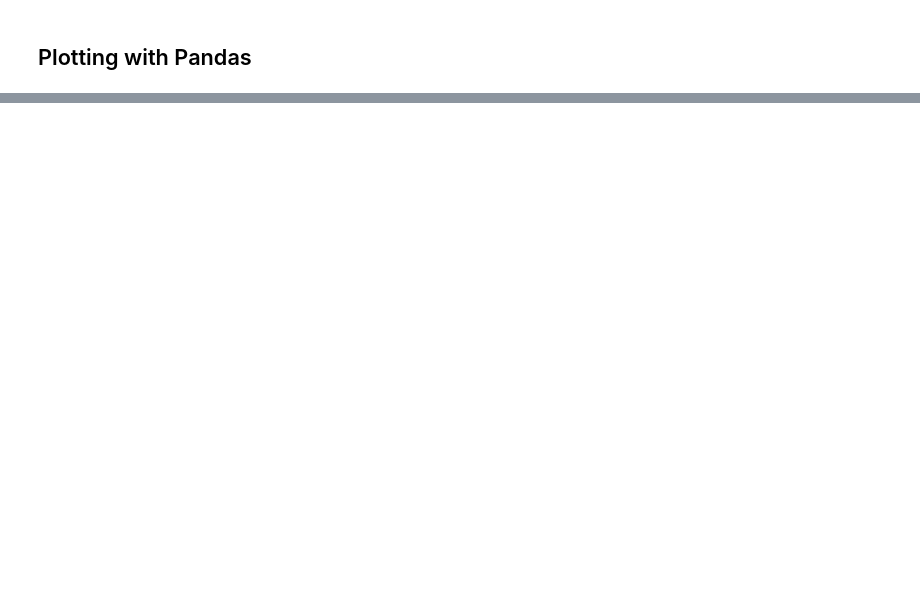
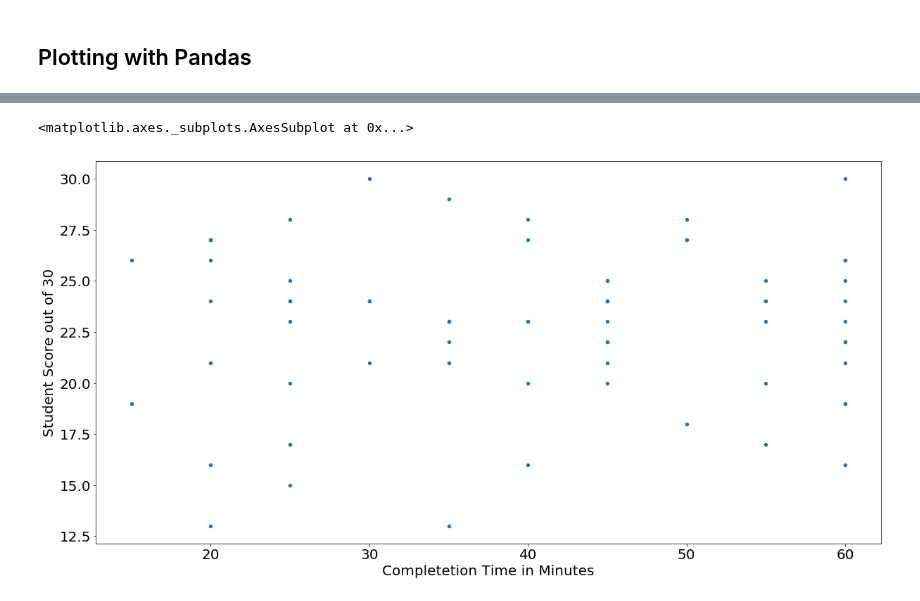
Before and after one commit to IST256-classroom/fall2018-learn-python-mafudge, a Jupyter notebook: content/lessons/13/Watch-Me-Code/WMC1-Matplotlib.ipynb, the cells around one changed output, grey strips where cells are left out. Saved outputs shown, nothing was run; the diff lists cells and outputs as text; code cells hidden in the pictures; blank space fills up the shorter version.

```diff
--- a/content/lessons/13/Watch-Me-Code/WMC1-Matplotlib.ipynb
+++ b/content/lessons/13/Watch-Me-Code/WMC1-Matplotlib.ipynb
@@ -69,8 +94,11 @@ scores.plot.scatter(x ='Completion Time', y ='Student Score' )
 # %%
 ## Labels too small, we can fall back to Matplot lib!
-p = scores.plot.scatter(x ='Completion Time', y ='Student Score', fontsize=20)
-p.set_xlabel('Completetion Time', fontsize=20)
-p.set_ylabel('Student Score', fontsize=20)
+p = scores.plot.scatter(x ='Completion_Time', y ='Student_Score', fontsize=20)
+p.set_xlabel('Completetion Time in Minutes', fontsize=20)
+p.set_ylabel('Student Score out of 30', fontsize=20)
 p
+# %% [output]
+<matplotlib.axes._subplots.AxesSubplot at 0x...>
+[figure, added]
 # %%
 # Take the value counts of letter grade and create a data frame
```
Also changed, not shown: parts of 11 cells of this notebook, 4 other files.
